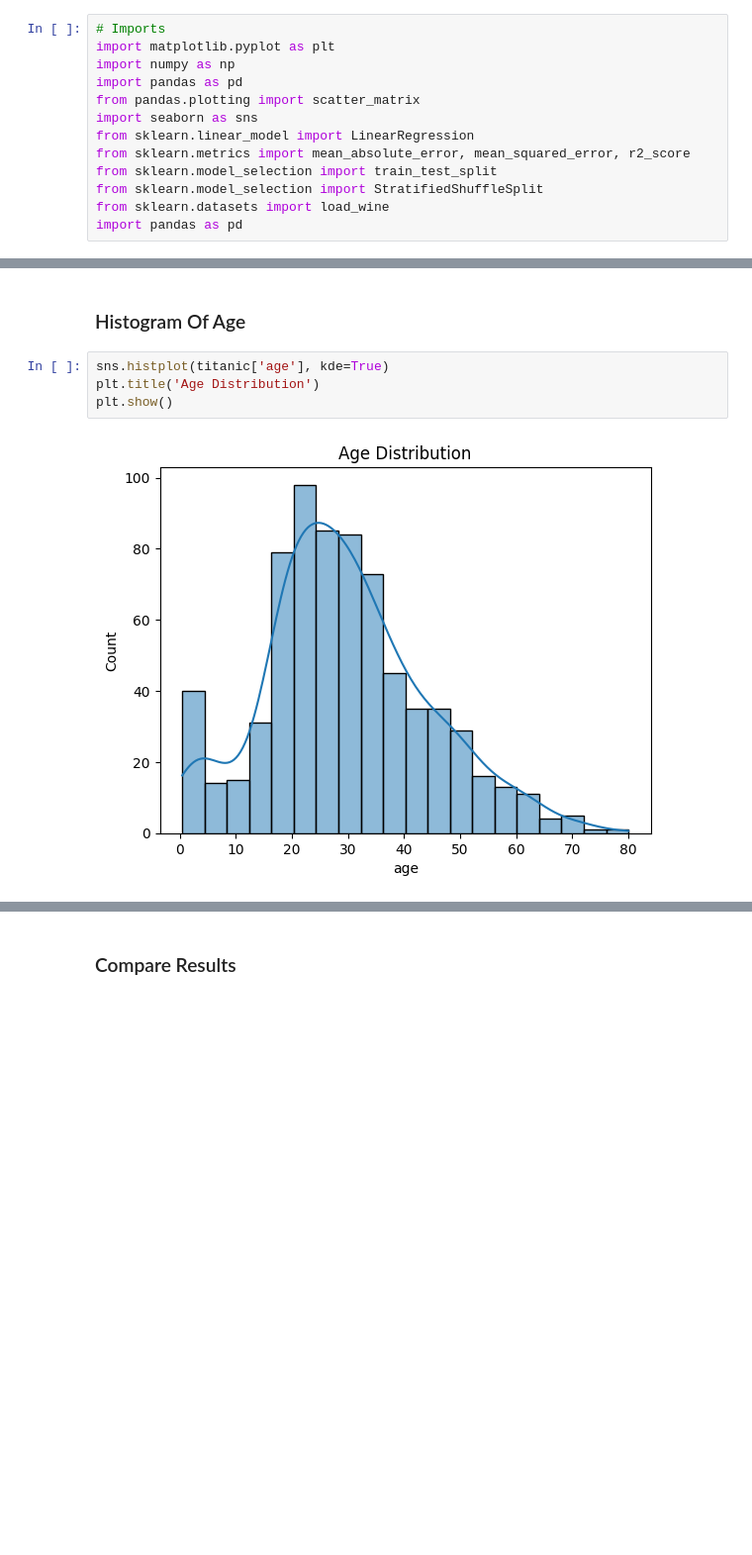
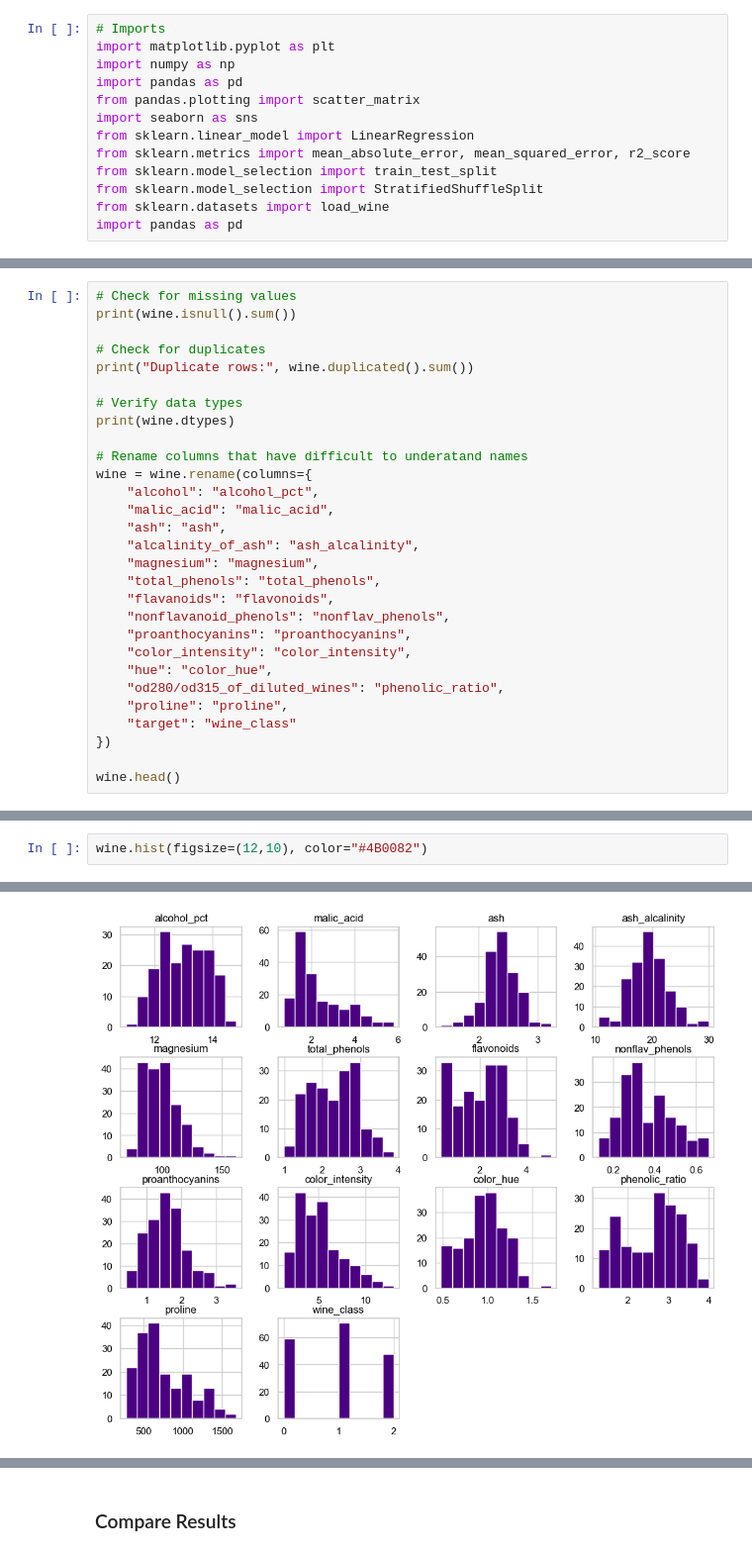
Before and after one commit to ssowers2/applied-ml-sowers, a Jupyter notebook: notebooks/bonusproject01/mlbonus01_sowers.ipynb, the cells around one changed output, grey strips where cells are left out. Shown at 99% size. Drawn from its saved outputs; the diff is of its cells as text; blank space fills up the shorter version.

```diff
--- a/notebooks/bonusproject01/mlbonus01_sowers.ipynb
+++ b/notebooks/bonusproject01/mlbonus01_sowers.ipynb
@@ -155,0 +134,29 @@ Maximum: 14.83
+# %%
+# Check for missing values
+print(wine.isnull().sum())
+
+# Check for duplicates
+print("Duplicate rows:", wine.duplicated().sum())
+
+# Verify data types
+print(wine.dtypes)
+
+# Rename columns that have difficult to underatand names
+wine = wine.rename(columns={
+    "alcohol": "alcohol_pct",
+    "malic_acid": "malic_acid",
+    "ash": "ash",
+    "alcalinity_of_ash": "ash_alcalinity",
+    "magnesium": "magnesium",
+    "total_phenols": "total_phenols",
+    "flavanoids": "flavonoids",
+    "nonflavanoid_phenols": "nonflav_phenols",
+    "proanthocyanins": "proanthocyanins",
+    "color_intensity": "color_intensity",
+    "hue": "color_hue",
+    "od280/od315_of_diluted_wines": "phenolic_ratio",
+    "proline": "proline",
+    "target": "wine_class"
+})
+
+wine.head()
@@ -221,8 +223,3 @@ plt.show()
-# %% [markdown]
-### Histogram Of Age
-# %%
-sns.histplot(titanic['age'], kde=True)
-plt.title('Age Distribution')
-plt.show()
-# %% [output]
-[figure, removed]
+# %%
+wine.hist(figsize=(12,10), color="#4B0082")
+# %% [output]
@@ -228,0 +241 @@ plt.show()
+[figure, added]
```
Also changed, not shown: parts of 44 cells of this notebook.
